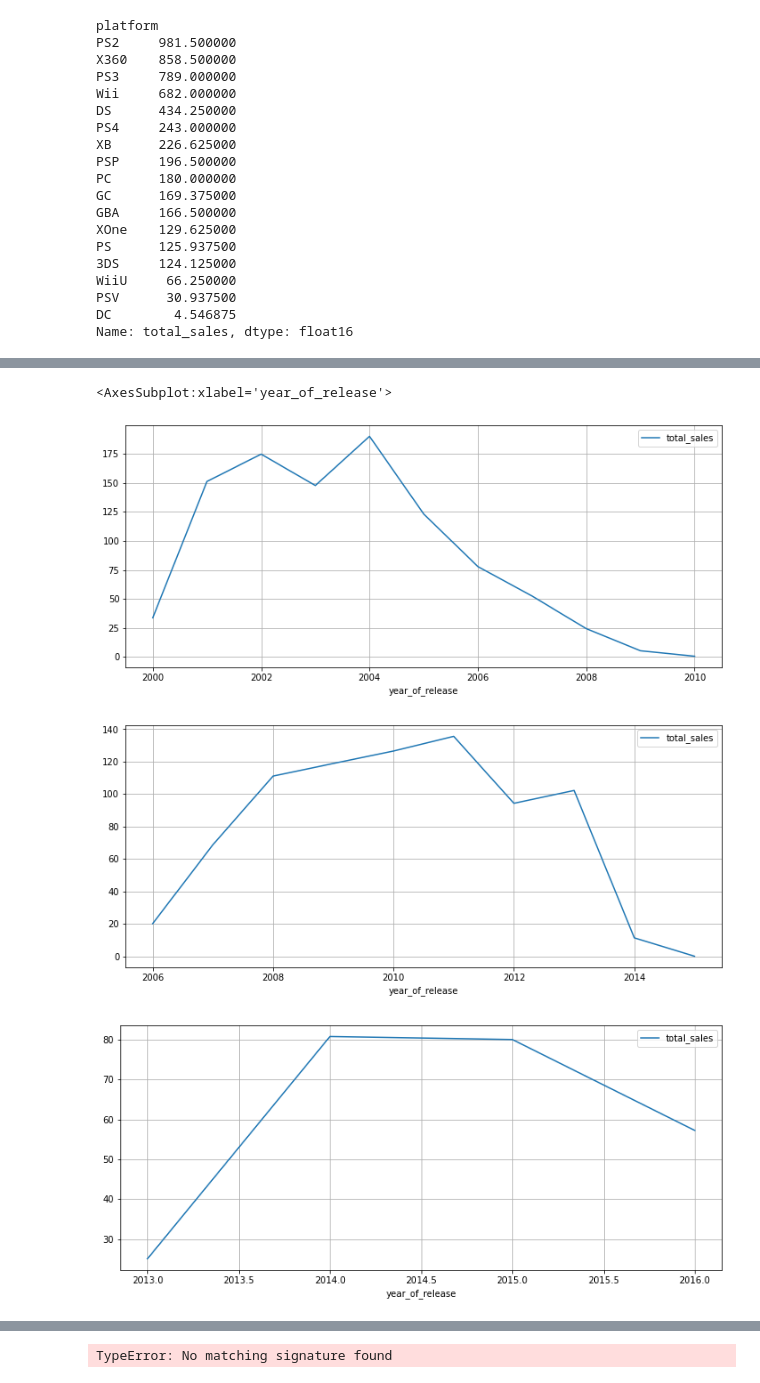
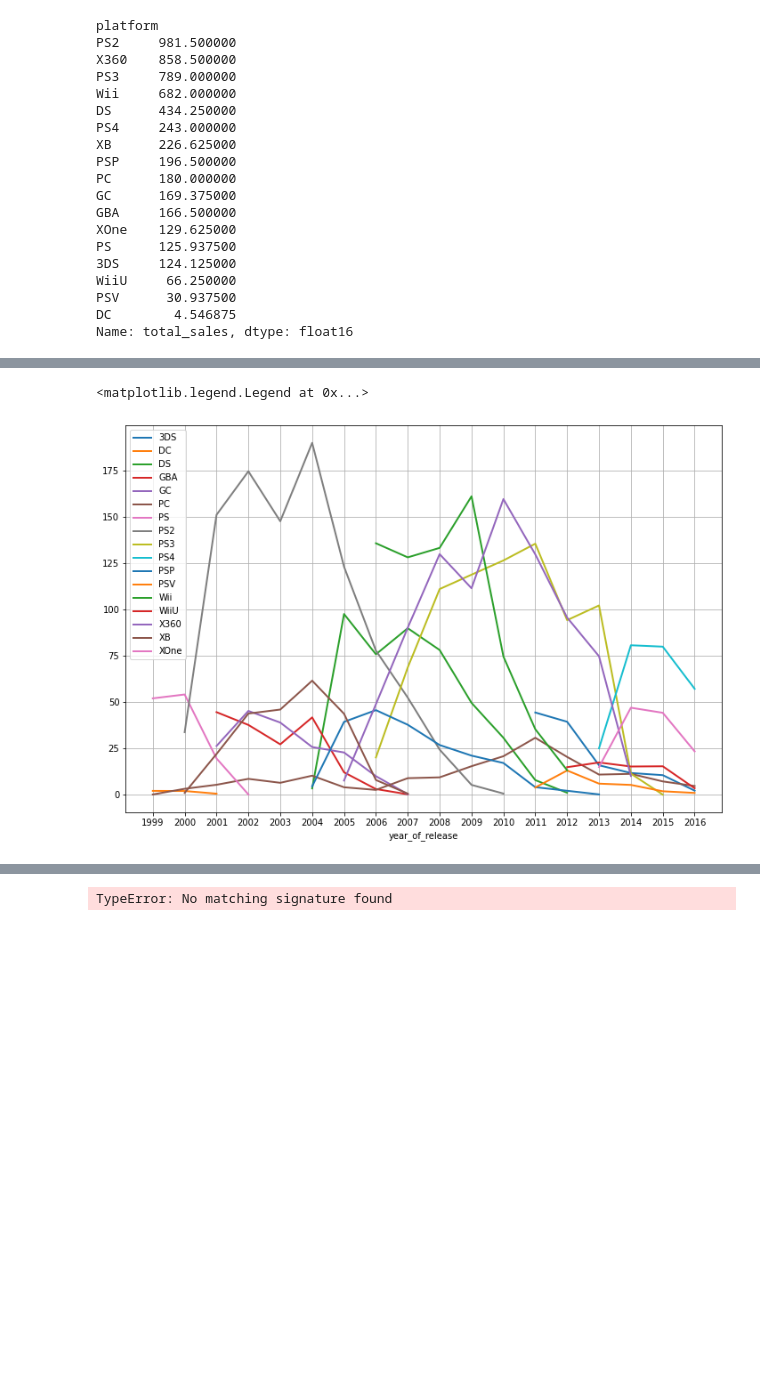
Before and after one commit to skeichenka/yndxdacourse, a Jupyter notebook: final project.ipynb, the cells around one changed output, grey strips where cells are left out. Drawn from its saved outputs; the diff is of its cells as text; code cells hidden in the pictures; blank space fills up the shorter version.

```diff
--- a/final project.ipynb
+++ b/final project.ipynb
@@ -468,9 +449,0 @@ plt.show()
-# %%
-df[df.platform == 'PS2'].pivot_table(index='year_of_release', values='total_sales', aggfunc='sum').plot(grid=True, figsize=(12, 5))
-df[df.platform == 'PS3'].pivot_table(index='year_of_release', values='total_sales', aggfunc='sum').plot(grid=True, figsize=(12, 5))
-df[df.platform == 'PS4'].pivot_table(index='year_of_release', values='total_sales', aggfunc='sum').plot(grid=True, figsize=(12, 5))
-# %% [output]
-<AxesSubplot:xlabel='year_of_release'>
-[figure, removed]
-[figure, removed]
-[figure, removed]
@@ -478,0 +450,10 @@ for
+# %%
+legend = []
+years = df.year_of_release.unique()
+for platform in platforms_grouped.index:
+    legend.append(platform)
+    ax = df[df.platform == platform].groupby('year_of_release')['total_sales'].sum().plot(grid=True, figsize=(12, 8), xticks=years, lw=2)
+ax.legend(legend)
+# %% [output]
+<matplotlib.legend.Legend at 0x...>
+[figure, added]
```
Also changed, not shown: parts of 4 cells of this notebook, 1 other file.
